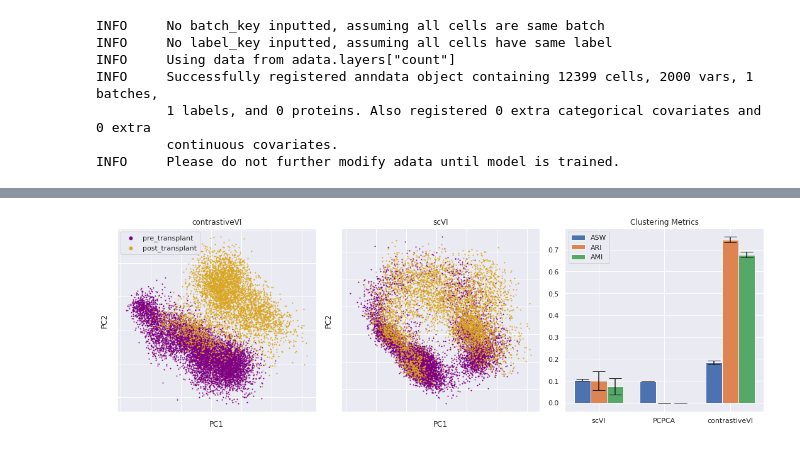
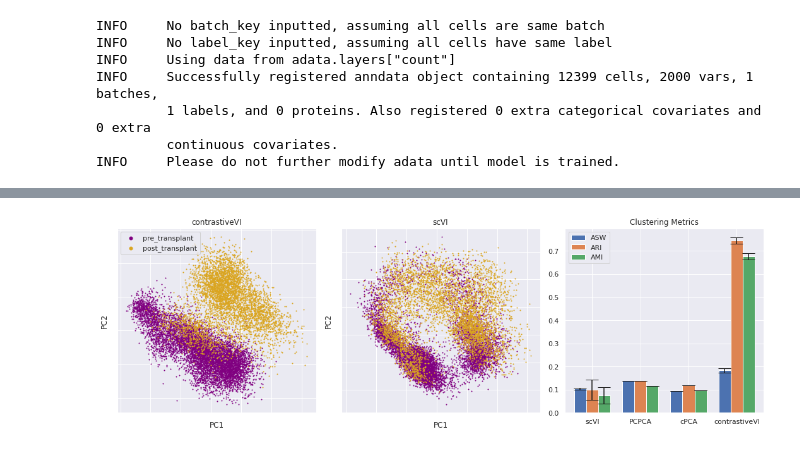
Before and after one commit to suinleelab/contrastiveVI, a Jupyter notebook: notebooks/aml_results.ipynb, the cells around one changed output, grey strips where cells are left out. Drawn from its saved outputs; the diff is of its cells as text; code cells hidden in the pictures.

```diff
--- a/notebooks/aml_results.ipynb
+++ b/notebooks/aml_results.ipynb
@@ -55,6 +69,7 @@ PCPCA_salient_representations = PCPCA_model.transform(
     target_adata.X.transpose(),
     background_adata.X.transpose()
 )[0].transpose()
+cpca_salient_representations = cpca_model.transform(target_adata.X, n_alphas_to_return=1)[0]
 # %%
 scVI_aris = [adjusted_rand_score(
     target_adata.obs['condition'],
@@ -70,6 +85,10 @@ PCPCA_ari = adjusted_rand_score(
     target_adata.obs['condition'],
     KMeans(n_clusters=2).fit(PCPCA_salient_representations).labels_
 )
+cpca_ari = adjusted_rand_score(
+    target_adata.obs['condition'],
+    KMeans(n_clusters=2).fit(cpca_salient_representations).labels_
+)
 # %%
 from sklearn.metrics import adjusted_mutual_info_score
 from sklearn.preprocessing import LabelEncoder
@@ -88,6 +107,10 @@ PCPCA_nmi = adjusted_mutual_info_score(
     target_adata.obs['condition'],
     KMeans(n_clusters=2).fit(PCPCA_salient_representations).labels_
 )
+cpca_nmi = adjusted_mutual_info_score(
+    target_adata.obs['condition'],
+    KMeans(n_clusters=2).fit(cpca_salient_representations).labels_
+)
 # %%
 from sklearn.metrics import silhouette_score
 
@@ -105,6 +128,10 @@ PCPCA_silhouette = silhouette_score(
     PCPCA_salient_representations,
     LabelEncoder().fit_transform(target_adata.obs['condition'])
 )
+cpca_silhouette = silhouette_score(
+    cpca_salient_representations,
+    LabelEncoder().fit_transform(target_adata.obs['condition'])
+)
 # %%
 from sklearn.decomposition import PCA
 # %%
@@ -149,40 +176,70 @@ ax2.set_yticklabels([])
 ax2.set_title("scVI")
 
 
-labels = ['scVI', 'PCPCA', 'contrastiveVI']
+labels = ['scVI', 'PCPCA', 'cPCA', 'contrastiveVI']
 width = 0.25  # the width of the bars
 x = np.arange(len(labels))
 rects1 = ax3.bar(
     x,
-    [np.mean(scVI_silhouettes), PCPCA_silhouette, np.mean(contrastiveVI_silhouettes)],
+    [
+        np.mean(scVI_silhouettes),
+        PCPCA_silhouette,
+        cpca_silhouette,
+        np.mean(contrastiveVI_silhouettes),
+    ],
     width,
-    yerr=[np.std(scVI_silhouettes), 0, np.std(contrastiveVI_silhouettes)],
+    yerr=[
+        np.std(scVI_silhouettes),
+        0,
+        0,
+        np.std(contrastiveVI_silhouettes),
+    ],
     capsize=10,
     label='ASW'
 )
 rects2 = ax3.bar(
     x + width,
-    [np.mean(scVI_aris), PCPCA_ari, np.mean(contrastiveVI_aris)],
+    [
+        np.mean(scVI_aris),
+        PCPCA_ari,
+        cpca_ari,
+        np.mean(contrastiveVI_aris),
+    ],
     width,
-    yerr=[np.std(scVI_aris), 0, np.std(contrastiveVI_aris)],
+    yerr=[
+        np.std(scVI_aris),
+        0,
+        0,
+        np.std(contrastiveVI_aris),
+    ],
     capsize=10,
     label='ARI'
 )
 rects3 = ax3.bar(
     x + 2*width,
-    [np.mean(scVI_nmis), PCPCA_nmi, np.mean(contrastiveVI_nmis)],
+    [
+        np.mean(scVI_nmis),
+        PCPCA_nmi,
+        cpca_nmi,
+        np.mean(contrastiveVI_nmis),
+    ],
     width,
-    yerr=[np.std(scVI_nmis), 0, np.std(contrastiveVI_nmis)],
+    yerr=[
+        np.std(scVI_nmis),
+        0,
+        0,
+        np.std(contrastiveVI_nmis),
+    ],
     capsize=10,
     label='AMI'
 )
 
 ax3.set_xticks(x + width)
 ax3.set_xticklabels(labels)
 ax3.legend()
 ax3.set_title("Clustering Metrics")
 
 plt.tight_layout()
 plt.show()
 # %% [output]
-[figure, old version]
+[figure, new version]
```
Also changed, not shown: parts of 1 cell of this notebook, 3 other files.
